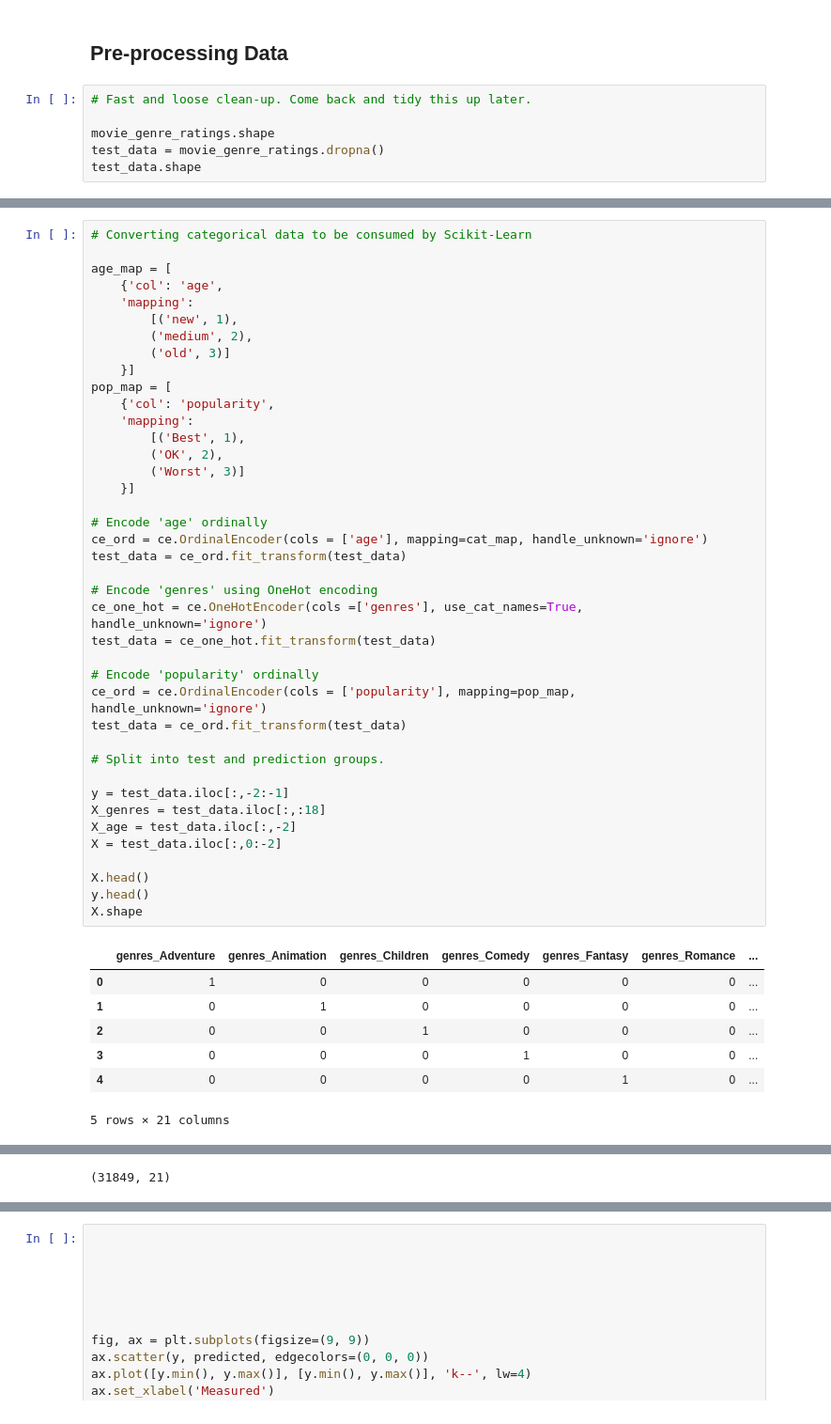
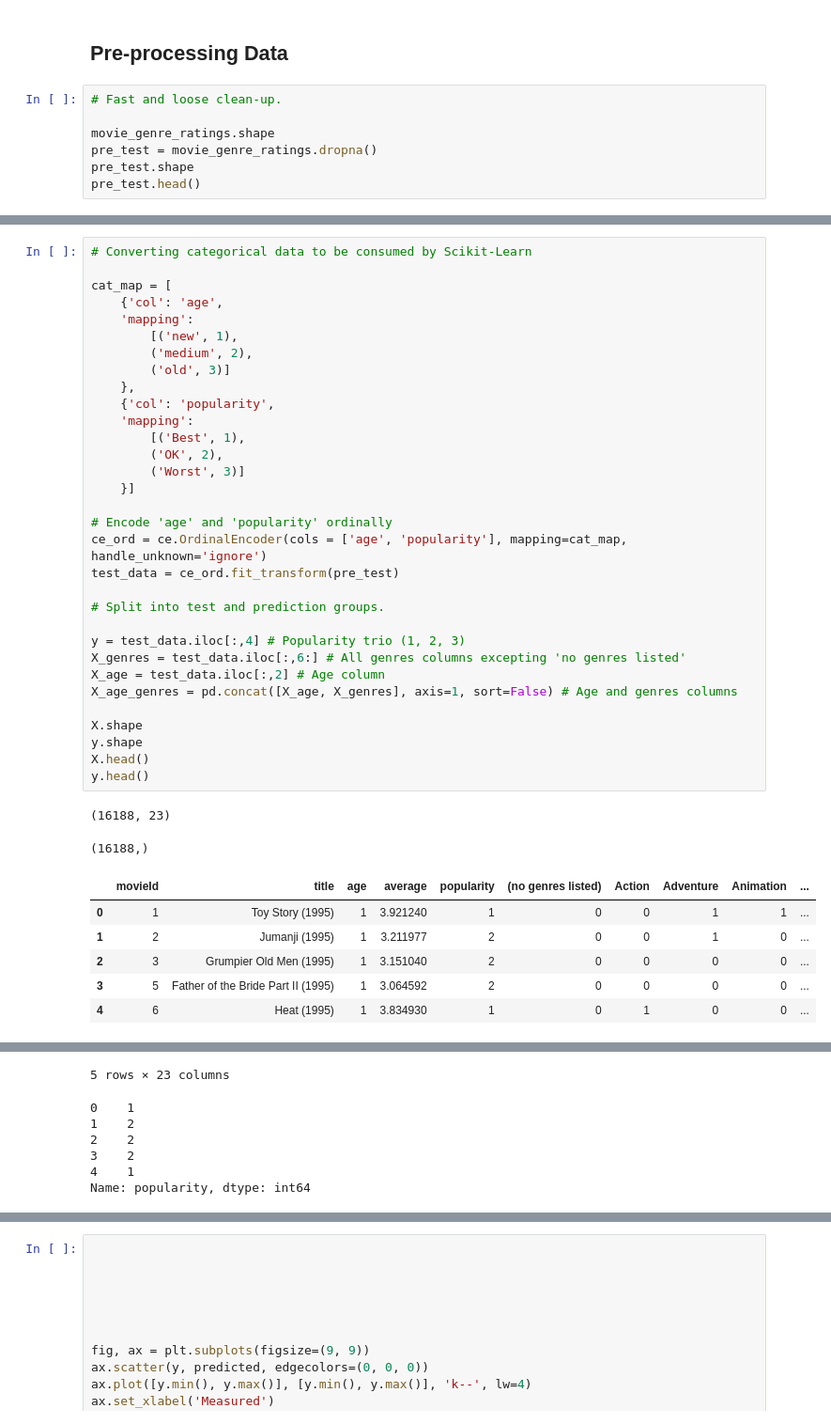
Before and after one commit to michaelegregious/Movie_Ratings, a Jupyter notebook: movie_ratings_by_age.ipynb, the cells around one changed output, grey strips where cells are left out. Shown: that part at 94% size. Drawn from its saved outputs; the diff is of its cells as text.

Commit message:
refactored parsing of columns before ML

```diff
--- a/movie_ratings_by_age.ipynb
+++ b/movie_ratings_by_age.ipynb
@@ -363,9 +363,10 @@ movie_genre_ratings.shape
 # %% [markdown]
 ## Pre-processing Data
 # %%
-# Fast and loose clean-up. Come back and tidy this up later.
+# Fast and loose clean-up.
 
 movie_genre_ratings.shape
-test_data = movie_genre_ratings.dropna()
-test_data.shape
+pre_test = movie_genre_ratings.dropna()
+pre_test.shape
+pre_test.head()
 # %% [output]
@@ -374,48 +382,41 @@ test_data.shape
 # %%
 # Converting categorical data to be consumed by Scikit-Learn
 
-age_map = [
+cat_map = [
     {'col': 'age',
     'mapping':
         [('new', 1),
         ('medium', 2),
         ('old', 3)]
-    }]
-pop_map = [
+    },
     {'col': 'popularity',
     'mapping':
         [('Best', 1),
         ('OK', 2),
         ('Worst', 3)]
     }]
 
-# Encode 'age' ordinally
-ce_ord = ce.OrdinalEncoder(cols = ['age'], mapping=cat_map, handle_unknown='ignore')
-test_data = ce_ord.fit_transform(test_data)
-
-# Encode 'genres' using OneHot encoding
-ce_one_hot = ce.OneHotEncoder(cols =['genres'], use_cat_names=True, handle_unknown='ignore')
-test_data = ce_one_hot.fit_transform(test_data)
-
-# Encode 'popularity' ordinally
-ce_ord = ce.OrdinalEncoder(cols = ['popularity'], mapping=pop_map, handle_unknown='ignore')
-test_data = ce_ord.fit_transform(test_data)
+# Encode 'age' and 'popularity' ordinally
+ce_ord = ce.OrdinalEncoder(cols = ['age', 'popularity'], mapping=cat_map, handle_unknown='ignore')
+test_data = ce_ord.fit_transform(pre_test)
 
 # Split into test and prediction groups.
 
-y = test_data.iloc[:,-2:-1]
-X_genres = test_data.iloc[:,:18]
-X_age = test_data.iloc[:,-2]
-X = test_data.iloc[:,0:-2]
+y = test_data.iloc[:,4] # Popularity trio (1, 2, 3)
+X_genres = test_data.iloc[:,6:] # All genres columns excepting 'no genres listed'
+X_age = test_data.iloc[:,2] # Age column
+X_age_genres = pd.concat([X_age, X_genres], axis=1, sort=False) # Age and genres columns
 
+X.shape
+y.shape
 X.head()
 y.head()
-X.shape
 # %% [output]
+(16188, 23)
+(16188,)
-|  | genres_Adventure | genres_Animation | genres_Children | genres_Comedy | genres_Fantasy | genres_Romance | ... |
-| 0 | 1 | 0 | 0 | 0 | 0 | 0 | ... |
-| 1 | 0 | 1 | 0 | 0 | 0 | 0 | ... |
-| 2 | 0 | 0 | 1 | 0 | 0 | 0 | ... |
-| 3 | 0 | 0 | 0 | 1 | 0 | 0 | ... |
-| 4 | 0 | 0 | 0 | 0 | 1 | 0 | ... |
+|  | movieId | title | age | average | popularity | (no genres listed) | Action | Adventure | Animation | ... |
+| 0 | 1 | Toy Story (1995) | 1 | 3.921240 | 1 | 0 | 0 | 1 | 1 | ... |
+| 1 | 2 | Jumanji (1995) | 1 | 3.211977 | 2 | 0 | 0 | 1 | 0 | ... |
+| 2 | 3 | Grumpier Old Men (1995) | 1 | 3.151040 | 2 | 0 | 0 | 0 | 0 | ... |
+| 3 | 5 | Father of the Bride Part II (1995) | 1 | 3.064592 | 2 | 0 | 0 | 0 | 0 | ... |
+| 4 | 6 | Heat (1995) | 1 | 3.834930 | 1 | 0 | 1 | 0 | 0 | ... |
-5 rows × 21 columns
@@ -428,4 +423,10 @@ X.shape
-(31849, 21)
+5 rows × 23 columns
+0    1
+1    2
+2    2
+3    2
+4    1
+Name: popularity, dtype: int64
 # %%
 # Plot 'age' against 'popularity'
 
```
Also changed, not shown: parts of 6 cells of this notebook.
